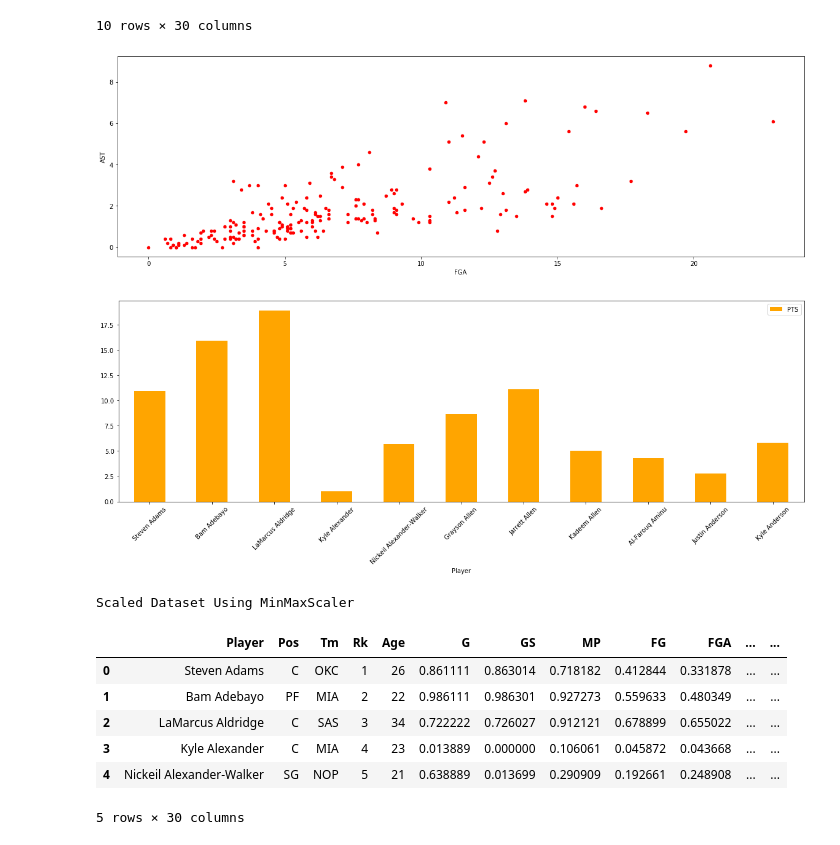
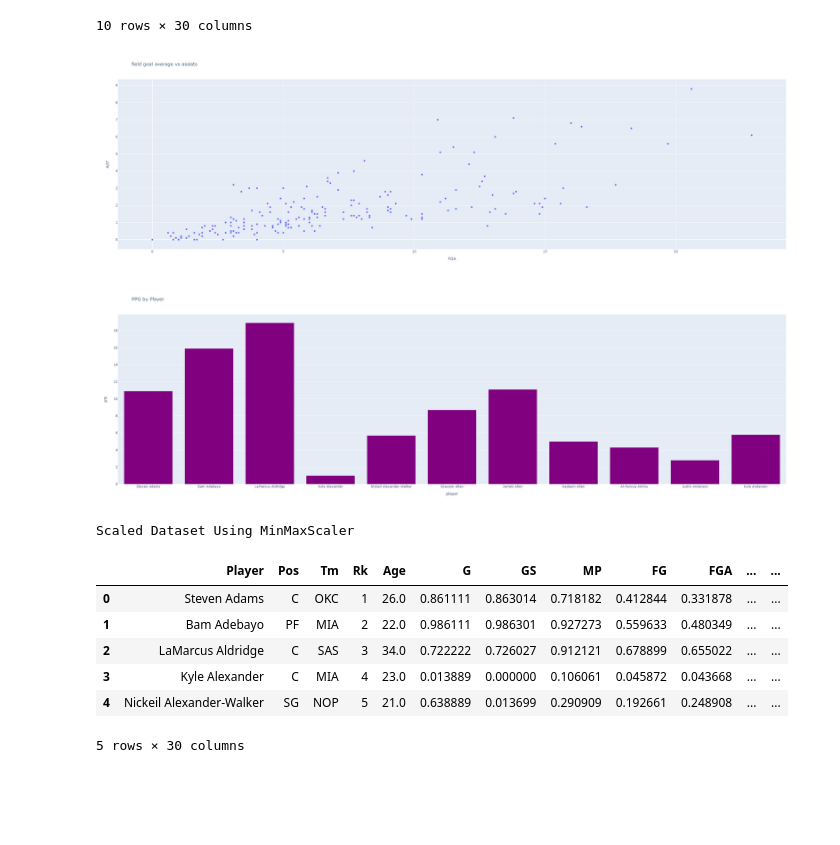
Before and after one commit to mikestantonmusic/Python-Code-Examples, a Jupyter notebook: DataVis.ipynb, the cells around one changed output. Drawn from its saved outputs; the diff is of its cells as text; code cells hidden in the pictures; blank space fills up the shorter version.

Commit message:
updated data vis using plotly exp

```diff
--- a/DataVis.ipynb
+++ b/DataVis.ipynb
@@ -23,28 +25,35 @@ df.head(10)
 # %%
 #scatter plot
 
+data_types = {'AST':'float','FGA':'float','Age':'float','PTS':'float'}
+
+
 df=df[df.Age != "Age"]
 df=df.loc[0:200,:]
-df=df.astype({'AST':'float'})
-df=df.astype({'FGA':'float'})
-df.plot(kind='scatter', color='red', x='FGA',y='AST')
-plt.rcParams["figure.figsize"] = (20,6)
-plt.show()
+df=df.astype(data_types)
-# %% [output]
-[figure, removed]
+# %%
+
+
+fig = px.scatter(df, x='FGA',y='AST',title='field goal average vs assists', width=1200, height=800)
+fig.update_xaxes(title='FGA')
+fig.update_yaxes(title='AST')
+fig.show()
+# %% [output]
+[figure, added]
 # %%
 #bar chart
 
 df=df[df.Age != "Age"]
 df_top10=df.loc[0:10,:]
 df_top10=df_top10.astype({'PTS':'float'})
 df_top10=df_top10.astype({'FGA':'string'})
-df_top10.plot(kind='bar',color='orange', x='Player',y='PTS')
-plt.rcParams["figure.figsize"] = (20,6)
-plt.xticks(rotation = 45)
-plt.show()
+
+fig=px.bar(df_top10, x='Player', y='PTS', title='PPG by Player', width=1200, height=800, color_discrete_sequence=['purple'])
+fig.update_xaxes(title='player')
+fig.update_yaxes(title='pts')
+fig.show()
 # %% [output]
-[figure, old version]
+[figure, new version]
 # %%
 #create a scaled dataframe
 
@@ -71,11 +80,11 @@ df_scaled.head()
 # %% [output]
 Scaled Dataset Using MinMaxScaler
 |  | Player | Pos | Tm | Rk | Age | G | GS | MP | FG | FGA | ... | ... |
-| 0 | Steven Adams | C | OKC | 1 | 26 | 0.861111 | 0.863014 | 0.718182 | 0.412844 | 0.331878 | ... | ... |
-| 1 | Bam Adebayo | PF | MIA | 2 | 22 | 0.986111 | 0.986301 | 0.927273 | 0.559633 | 0.480349 | ... | ... |
-| 2 | LaMarcus Aldridge | C | SAS | 3 | 34 | 0.722222 | 0.726027 | 0.912121 | 0.678899 | 0.655022 | ... | ... |
-| 3 | Kyle Alexander | C | MIA | 4 | 23 | 0.013889 | 0.000000 | 0.106061 | 0.045872 | 0.043668 | ... | ... |
-| 4 | Nickeil Alexander-Walker | SG | NOP | 5 | 21 | 0.638889 | 0.013699 | 0.290909 | 0.192661 | 0.248908 | ... | ... |
+| 0 | Steven Adams | C | OKC | 1 | 26.0 | 0.861111 | 0.863014 | 0.718182 | 0.412844 | 0.331878 | ... | ... |
+| 1 | Bam Adebayo | PF | MIA | 2 | 22.0 | 0.986111 | 0.986301 | 0.927273 | 0.559633 | 0.480349 | ... | ... |
+| 2 | LaMarcus Aldridge | C | SAS | 3 | 34.0 | 0.722222 | 0.726027 | 0.912121 | 0.678899 | 0.655022 | ... | ... |
+| 3 | Kyle Alexander | C | MIA | 4 | 23.0 | 0.013889 | 0.000000 | 0.106061 | 0.045872 | 0.043668 | ... | ... |
+| 4 | Nickeil Alexander-Walker | SG | NOP | 5 | 21.0 | 0.638889 | 0.013699 | 0.290909 | 0.192661 | 0.248908 | ... | ... |
 5 rows × 30 columns
 # %%
 #sub plots using bar charts
```
Also changed, not shown: parts of 4 cells of this notebook, 1 other file.
